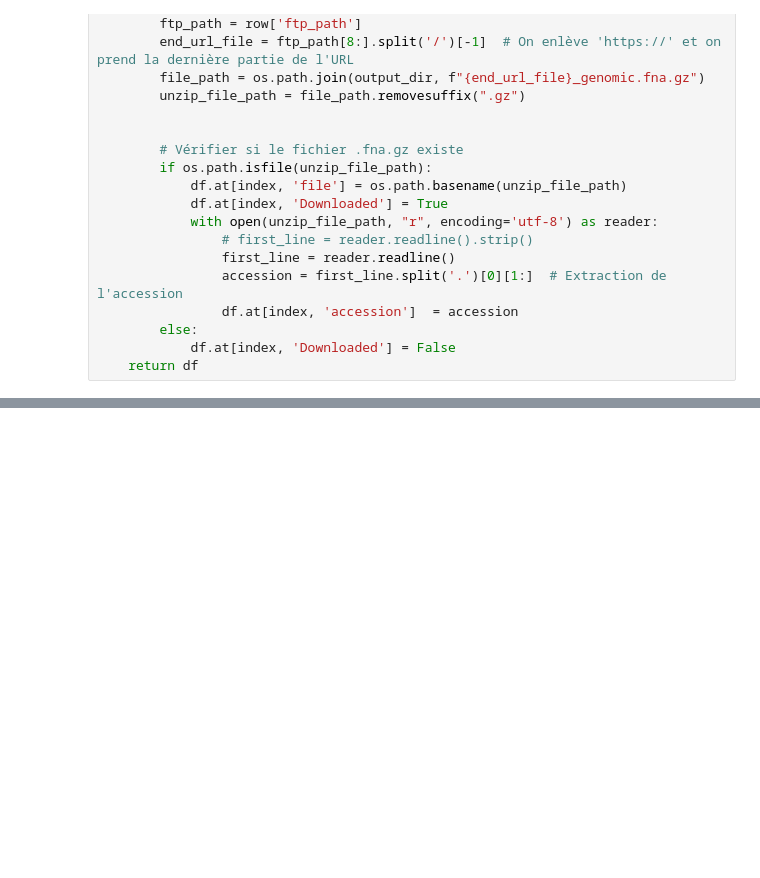
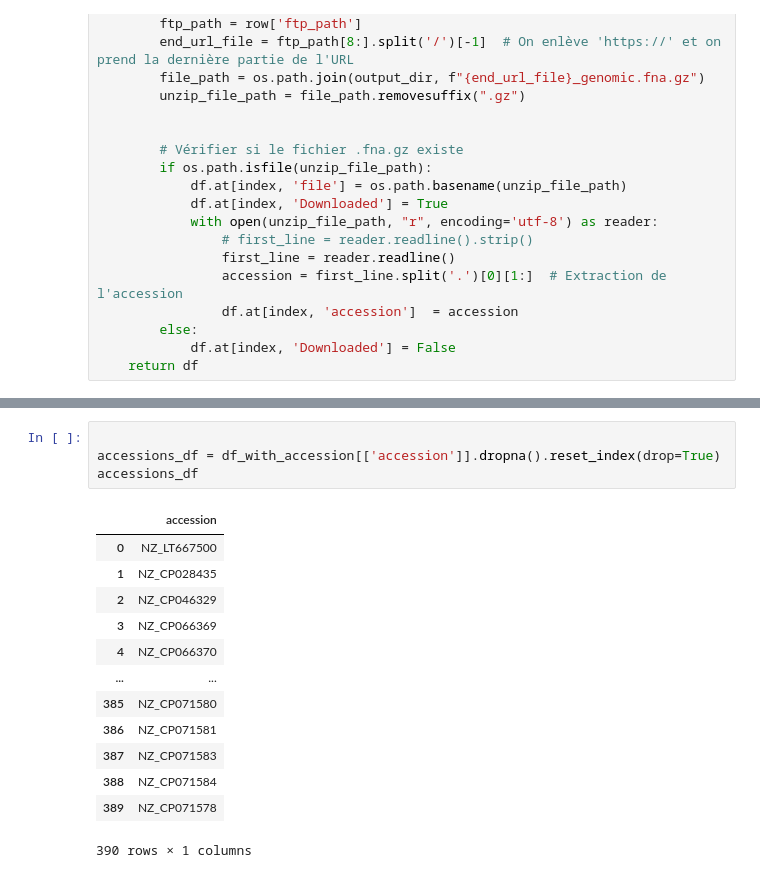
Before and after one commit to dubssieg/wisp, a Jupyter notebook: wisp_light/notebook/build_index_assembly_files.ipynb, the cells around one changed output, grey strips where cells are left out. Cells and saved outputs as stored; diff of their text form; blank space fills up the shorter version.

```diff
--- a/wisp_light/notebook/build_index_assembly_files.ipynb
+++ b/wisp_light/notebook/build_index_assembly_files.ipynb
@@ -85,0 +90,18 @@ df_with_accession.to_csv('Complete_Genome_with_accession.csv', sep='\t')
+# %%
+
+accessions_df = df_with_accession[['accession']].dropna().reset_index(drop=True)
+accessions_df
+# %% [output]
+|  | accession |
+| 0 | NZ_LT667500 |
+| 1 | NZ_CP028435 |
+| 2 | NZ_CP046329 |
+| 3 | NZ_CP066369 |
+| 4 | NZ_CP066370 |
+| ... | ... |
+| 385 | NZ_CP071580 |
+| 386 | NZ_CP071581 |
+| 387 | NZ_CP071583 |
+| 388 | NZ_CP071584 |
+| 389 | NZ_CP071578 |
+390 rows × 1 columns
```
Also changed, not shown: parts of 14 cells of this notebook, 3 other files.
